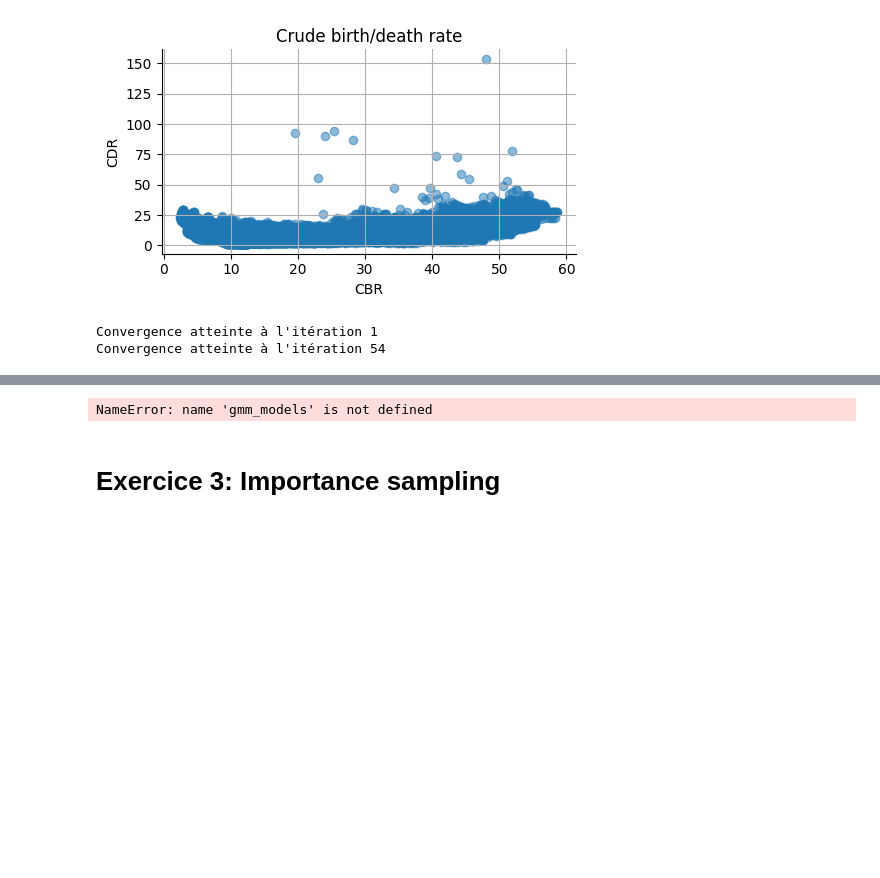
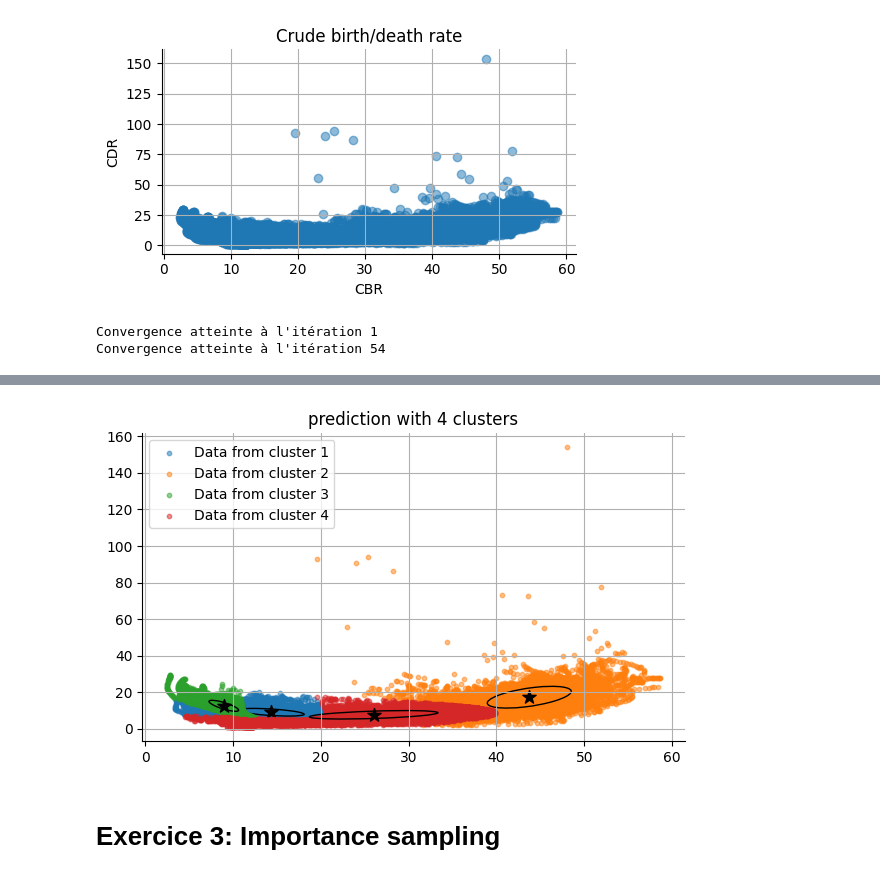
Before and after one commit to emilio-pcrd/compstats-MVA, a Jupyter notebook: Lab2/main.ipynb, the cells around one changed output, grey strips where cells are left out. Cells and saved outputs as stored; diff of their text form; code cells hidden in the pictures; blank space fills up the shorter version.

```diff
--- a/Lab2/main.ipynb
+++ b/Lab2/main.ipynb
@@ -202,15 +179,15 @@ plt.plot(bic_scores)
 # %%
 from scipy.stats import multivariate_normal
 # %%
-best_gmm = gmm_models[3]
+best_gmm = gmm_models[idx_before_overfitting]
 plot_results(n_clusters=4,
              X=X,
              z=best_gmm.predict(X),
              mu=best_gmm.mus,
              sigma=best_gmm.sigmas,
              title=f'prediction with {best_m} clusters')
 # %% [output]
-NameError: name 'gmm_models' is not defined
+[figure, added]
 # %% [markdown]
 # **Exercice 3**: Importance sampling
 # %%
```
Also changed, not shown: parts of 28 cells of this notebook, 1 other file.
